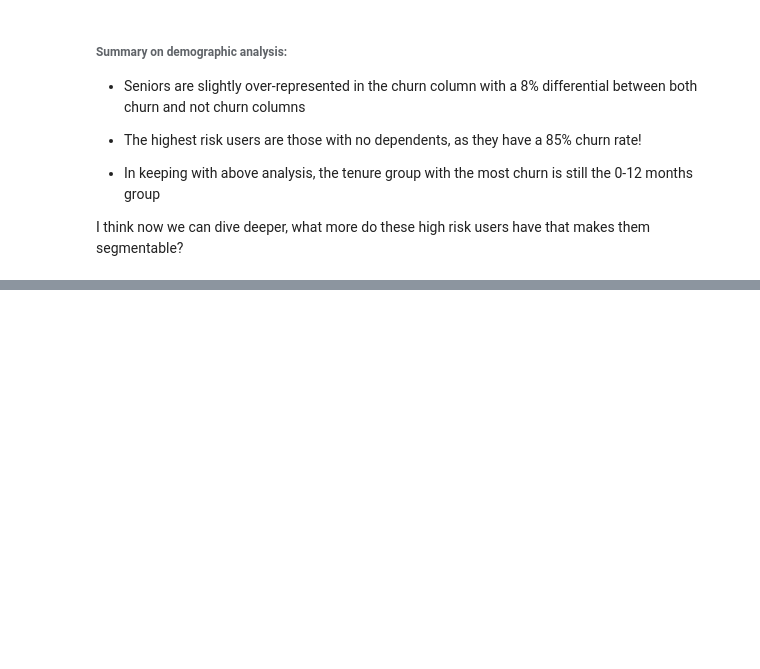
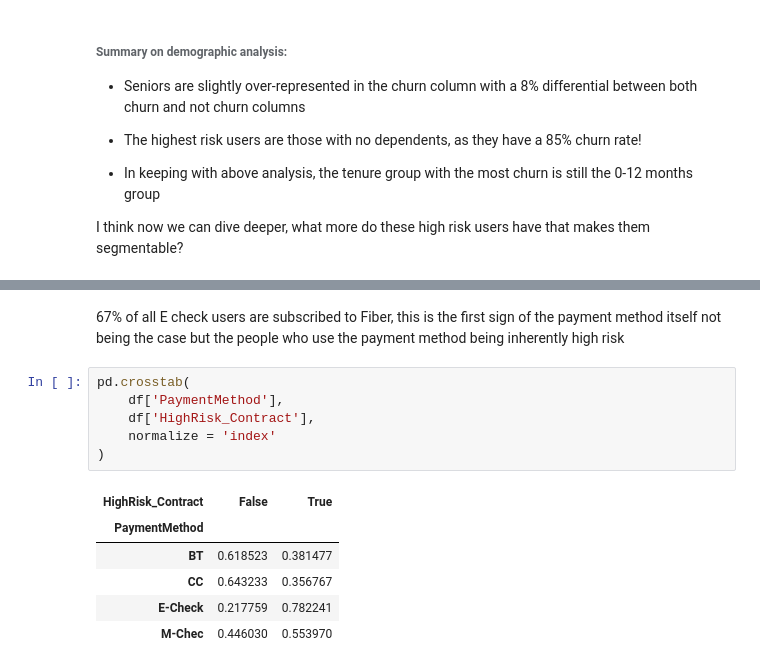
Before and after one commit to N-anle/TelecomChurnAnalysis, a Jupyter notebook: notebook.ipynb, the cells around one changed output, grey strips where cells are left out. Cells and saved outputs as stored; diff of their text form; blank space fills up the shorter version.

```diff
--- a/notebook.ipynb
+++ b/notebook.ipynb
@@ -898,0 +928,15 @@ I think now we can dive deeper, what more do these high risk users have that mak
+# %% [markdown]
+67% of all E check users are subscribed to Fiber, this is the first sign of the payment method itself not being the case but the people who use the payment method being inherently high risk
+# %%
+pd.crosstab(
+    df['PaymentMethod'],
+    df['HighRisk_Contract'],
+    normalize = 'index'
+)
+# %% [output]
+| HighRisk_Contract | False | True |
+| PaymentMethod |  |  |
+| BT | 0.618523 | 0.381477 |
+| CC | 0.643233 | 0.356767 |
+| E-Check | 0.217759 | 0.782241 |
+| M-Chec | 0.446030 | 0.553970 |
```
Also changed, not shown: parts of 10 cells of this notebook.
